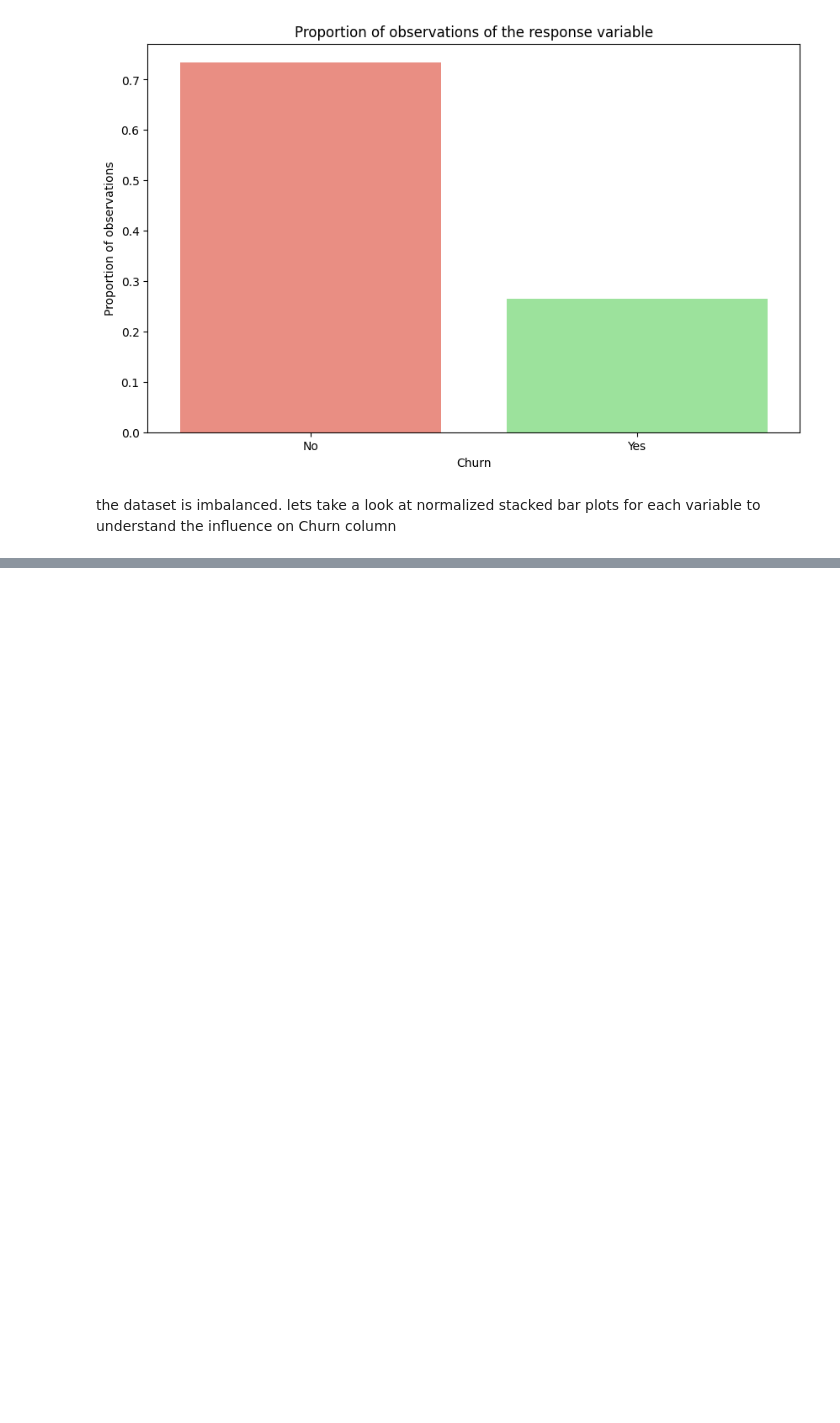
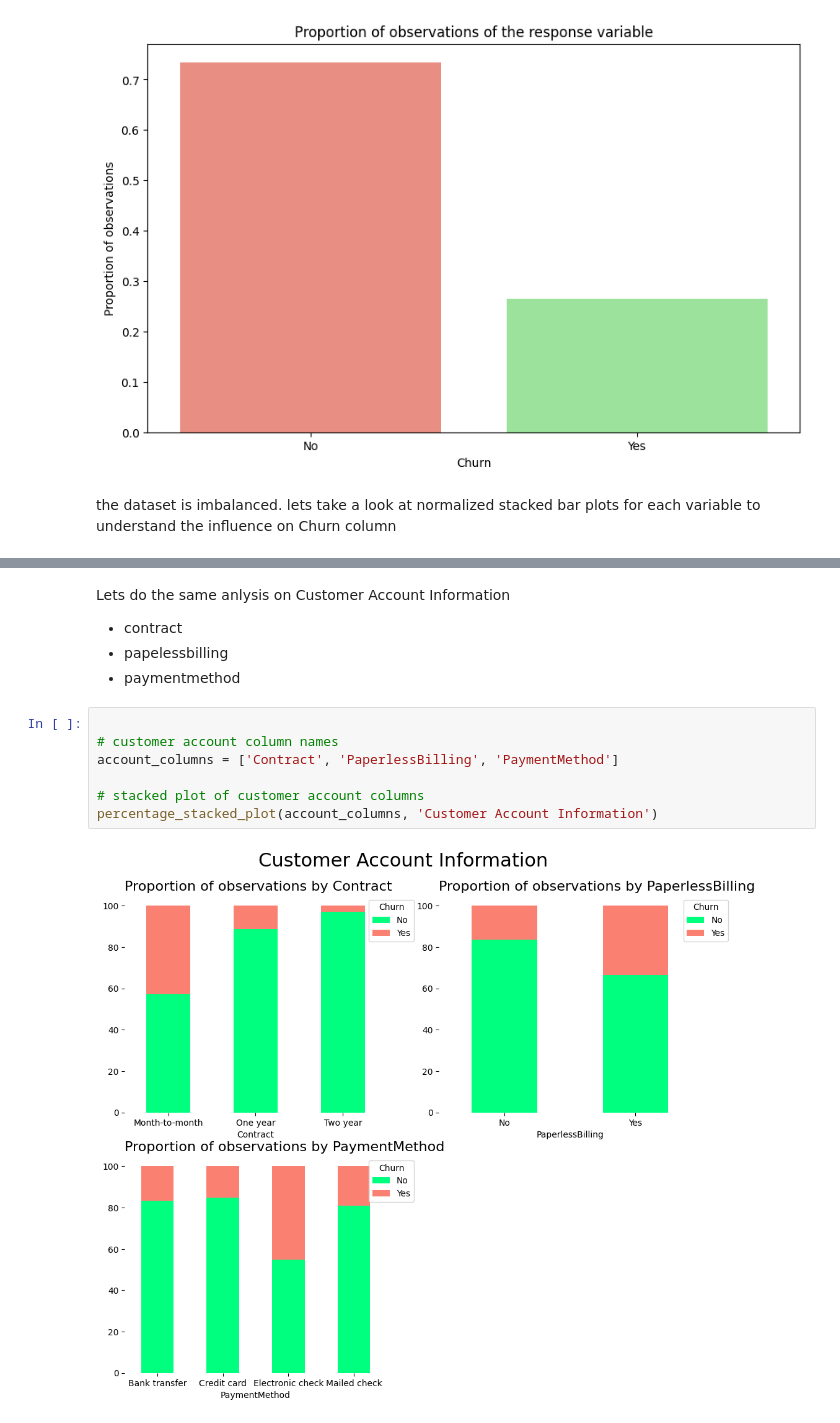
Before and after one commit to ram-polisetti/DataScience, a Jupyter notebook: telco-customer-churn-analysis.ipynb, the cells around one changed output, grey strips where cells are left out. Cells and saved outputs as stored; diff of their text form; blank space fills up the shorter version.

```diff
--- a/telco-customer-churn-analysis.ipynb
+++ b/telco-customer-churn-analysis.ipynb
@@ -283,0 +280,14 @@ percentage_stacked_plot(demographic_columns, 'Demographic Information', telco_da
+# %% [markdown]
+Lets do the same anlysis on Customer Account Information
+- contract
+- papelessbilling
+- paymentmethod
+# %%
+
+# customer account column names
+account_columns = ['Contract', 'PaperlessBilling', 'PaymentMethod']
+
+# stacked plot of customer account columns
+percentage_stacked_plot(account_columns, 'Customer Account Information')
+# %% [output]
+[figure, added]
```
Also changed, not shown: parts of 16 cells of this notebook.
